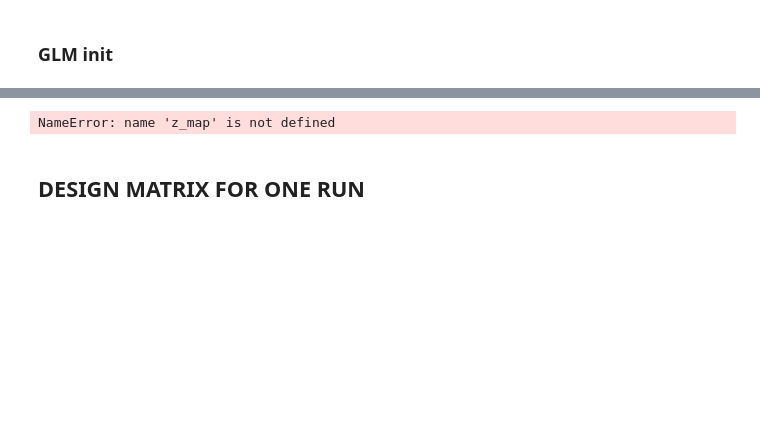
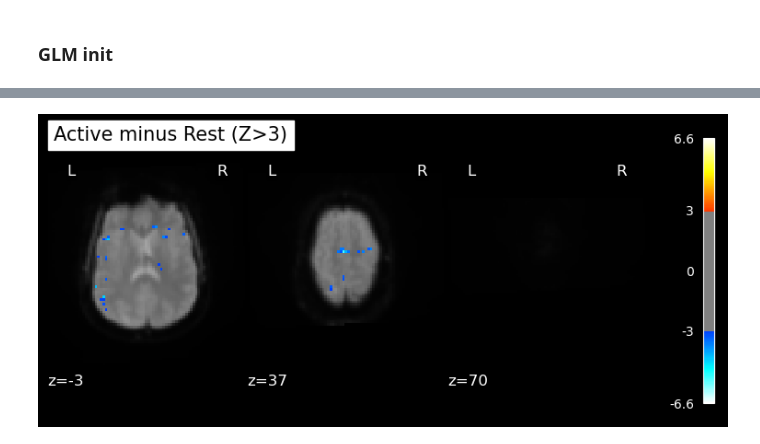
Before and after one commit to loufourneaux/project_1_nssp, a Jupyter notebook: design_matrix_GLM.ipynb, the cells around one changed output, grey strips where cells are left out. Drawn from its saved outputs; the diff is of its cells as text; code cells hidden in the pictures; blank space fills up the shorter version.

```diff
--- a/design_matrix_GLM.ipynb
+++ b/design_matrix_GLM.ipynb
@@ -178,12 +227,12 @@ ValueError: t contrasts should be of length P=5, but it has length 7.
 # %%
-from nilearn.plotting import plot_stat_map
-from nilearn.image import mean_img
+# explore the z_map
+z_map = nib.load(os.path.join(folder_state_path, 'pos_neg_z_map_uncorrected.nii.gz'))
 mean_img_ = mean_img(fmri_img),
-plot_stat_map(z_map, bg_img=mean_img_[0], threshold=3.0,
+thr = 3
+
+plot_stat_map(z_map, bg_img=mean_img_[0], threshold=thr,
               display_mode='z', cut_coords=[-3,37,70], black_bg=True,
-              title='Active minus Rest (Z>3)')
+              title=f'Active minus Rest (Z>{thr})')
 plt.show()
 # %% [output]
-NameError: name 'z_map' is not defined
+[figure, added]
-# %% [markdown]
-## DESIGN MATRIX FOR ONE RUN
```
Also changed, not shown: parts of 25 cells of this notebook.
